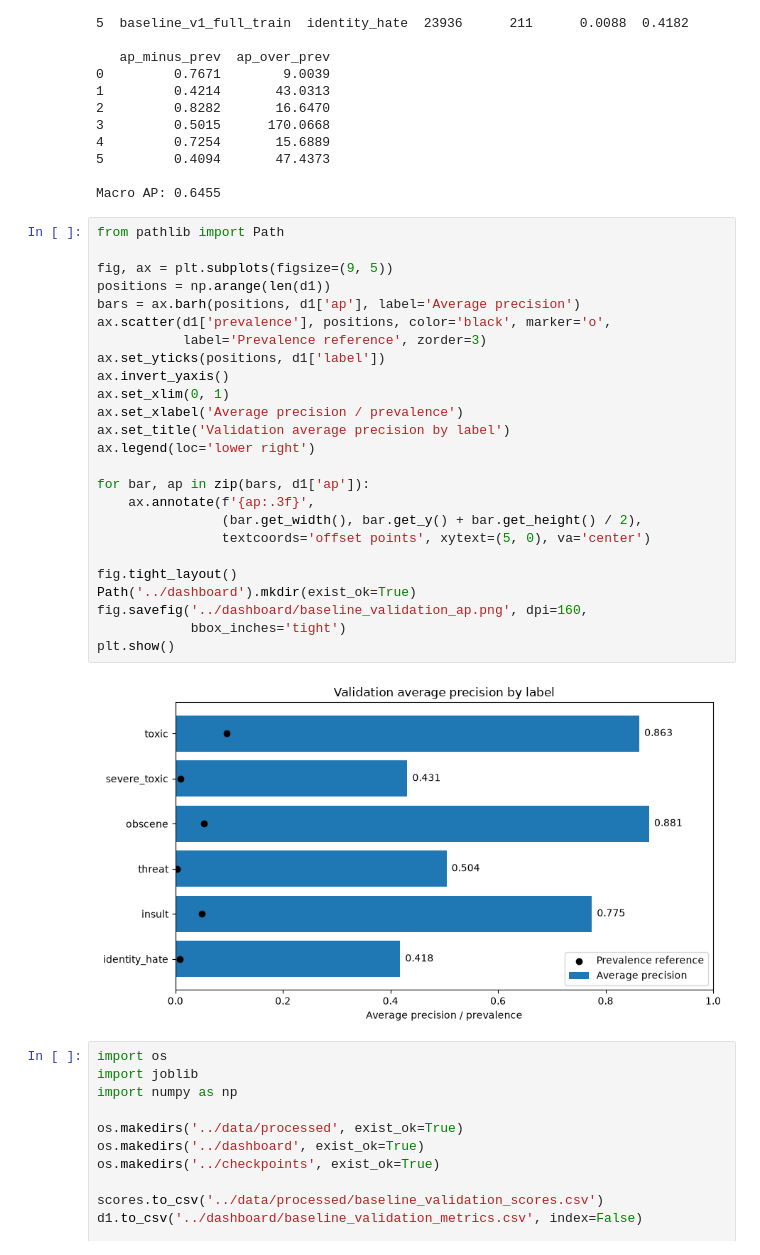
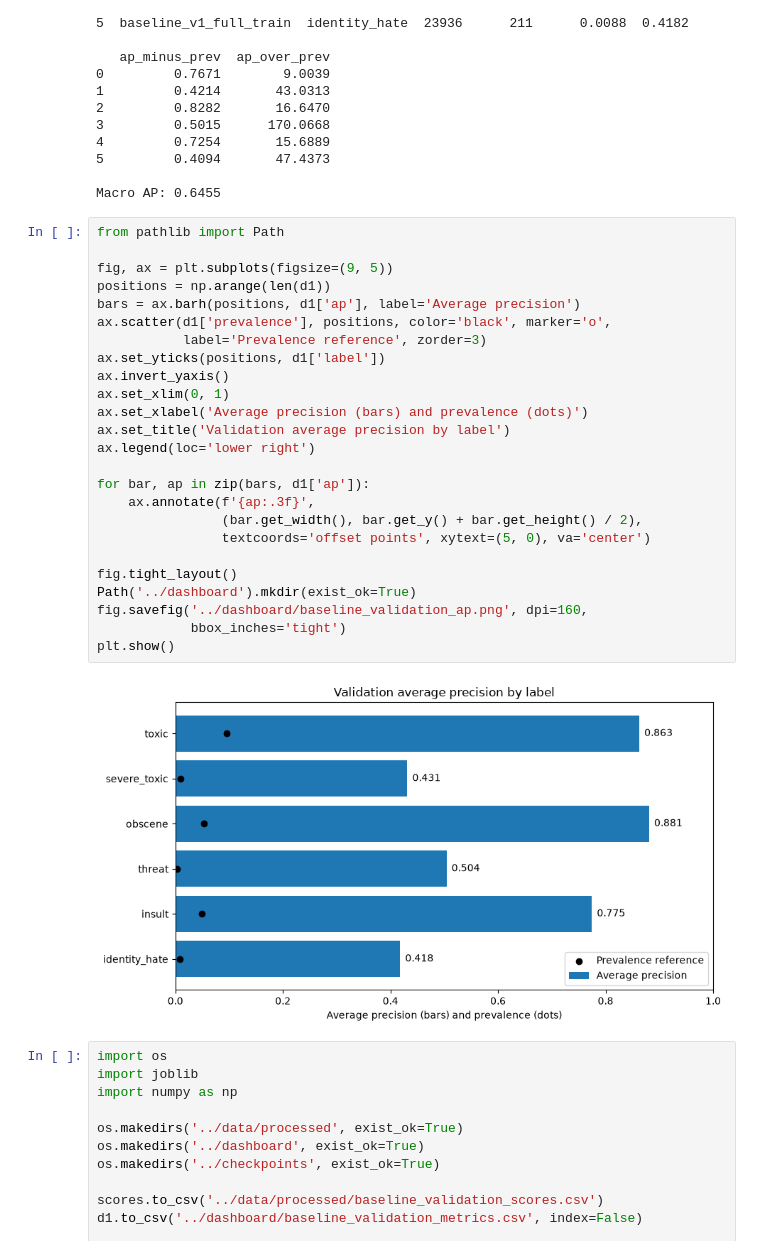
Before and after one commit to ellisonchen1/Content-health-classifier, a Jupyter notebook: notebooks/02_baseline_model.ipynb, the cells around one changed output. Saved outputs shown, nothing was run; the diff lists cells and outputs as text.

```diff
--- a/notebooks/02_baseline_model.ipynb
+++ b/notebooks/02_baseline_model.ipynb
@@ -353,30 +353,30 @@ Macro AP: 0.6455
 # %%
 from pathlib import Path
 
 fig, ax = plt.subplots(figsize=(9, 5))
 positions = np.arange(len(d1))
 bars = ax.barh(positions, d1['ap'], label='Average precision')
 ax.scatter(d1['prevalence'], positions, color='black', marker='o',
            label='Prevalence reference', zorder=3)
 ax.set_yticks(positions, d1['label'])
 ax.invert_yaxis()
 ax.set_xlim(0, 1)
-ax.set_xlabel('Average precision / prevalence')
+ax.set_xlabel('Average precision (bars) and prevalence (dots)')
 ax.set_title('Validation average precision by label')
 ax.legend(loc='lower right')
 
 for bar, ap in zip(bars, d1['ap']):
     ax.annotate(f'{ap:.3f}',
                 (bar.get_width(), bar.get_y() + bar.get_height() / 2),
                 textcoords='offset points', xytext=(5, 0), va='center')
 
 fig.tight_layout()
 Path('../dashboard').mkdir(exist_ok=True)
 fig.savefig('../dashboard/baseline_validation_ap.png', dpi=160,
             bbox_inches='tight')
 plt.show()
 # %% [output]
-[figure, old version]
+[figure, new version]
 # %%
 import os
 import joblib
```
Also changed, not shown: 3 other files.
